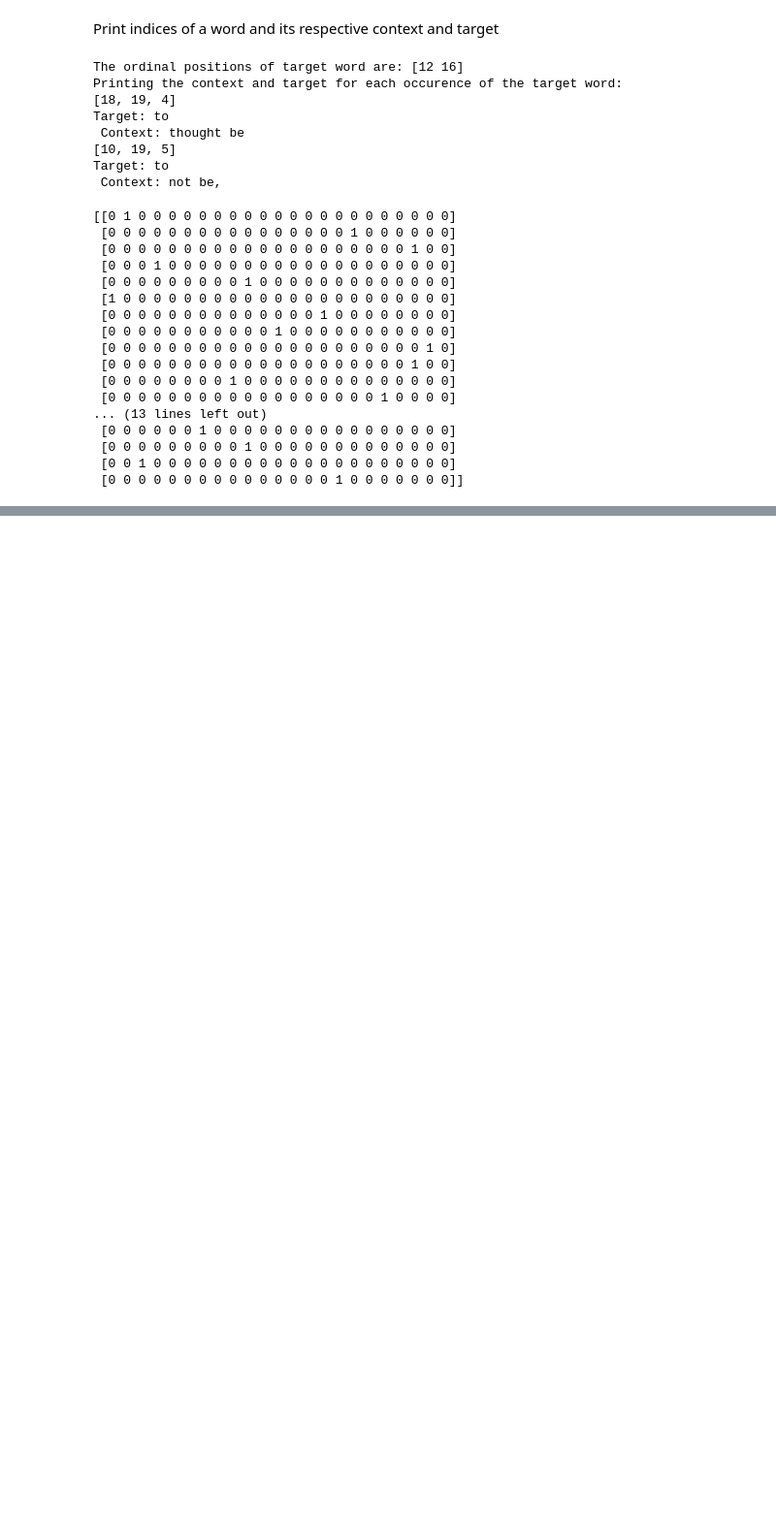
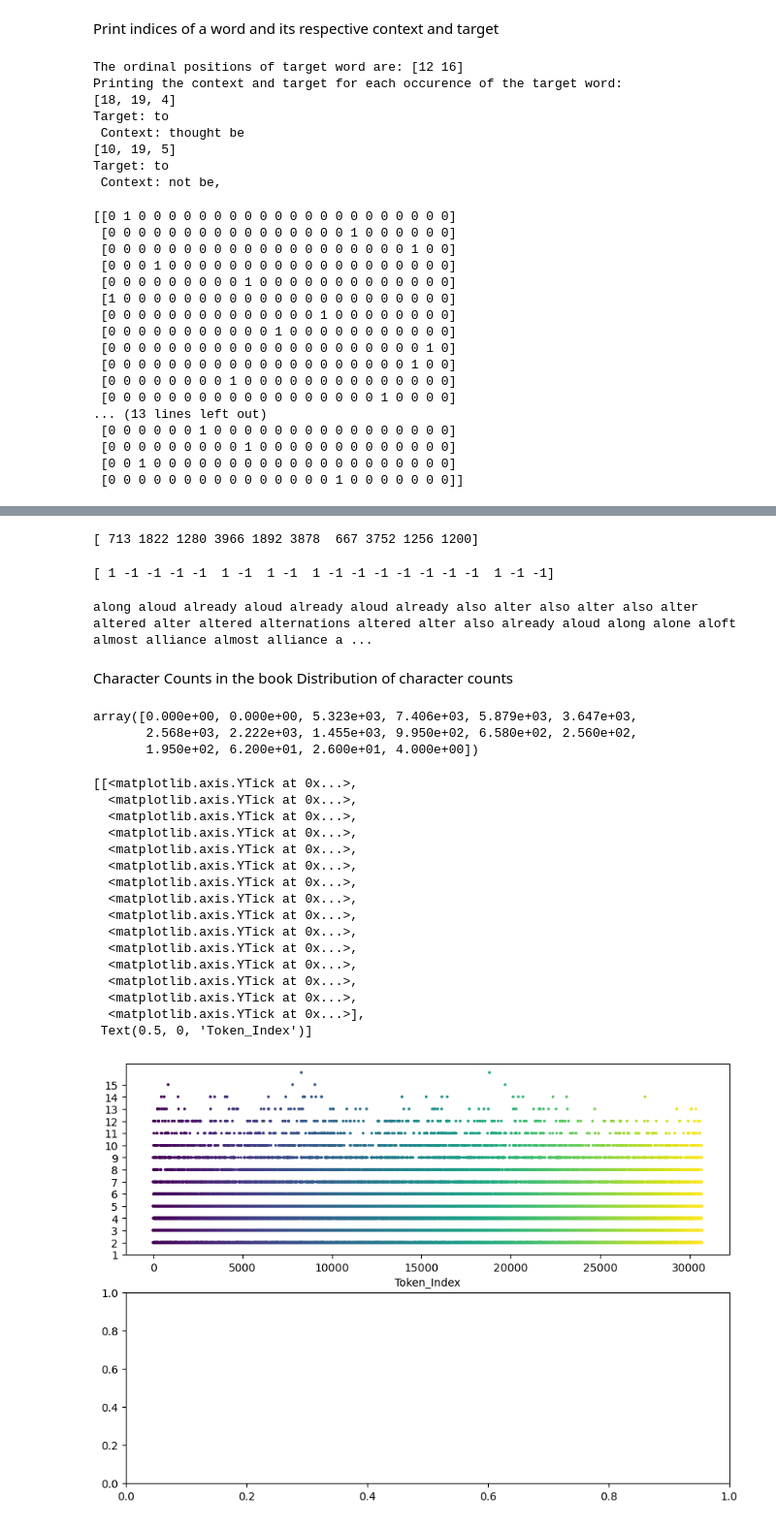
Before and after one commit to abi2503/LLM_Engineering, a Jupyter notebook: LLMs/Tokenisation_1.ipynb, the cells around one changed output, grey strips where cells are left out. Shown at 97% size. Drawn from its saved outputs; the diff is of its cells as text; code cells hidden in the pictures; blank space fills up the shorter version.

```diff
--- a/LLMs/Tokenisation_1.ipynb
+++ b/LLMs/Tokenisation_1.ipynb
@@ -138,0 +233,5 @@ plt.show()
+# %%
+words=re.split(punt4re,text)
+print(len(words))
+words=[item.strip() for item in words if item.strip()]
+print(len(words))
@@ -138,0 +241,3 @@ plt.show()
+# %%
+words=[item for item in words if len(item)>1]
+print(len(words))
@@ -138,0 +286,61 @@ plt.show()
+# %%
+random_tokens=np.random.randint(0,len(vocab),10)
+print(random_tokens)
+# %% [output]
+[ 713 1822 1280 3966 1892 3878  667 3752 1256 1200]
+# %%
+brownian_noise=np.random.choice([-1,1],20)
+# %% [output]
+[ 1 -1 -1 -1 -1  1 -1  1 -1  1 -1 -1 -1 -1 -1 -1 -1  1 -1 -1]
+# %%
+nlex=len(vocab)
+nword=len(words)
+
+brownian_noise=np.cumsum(np.random.choice([-1,1],30))
+Brownian_Random_Tokens=brownian_noise+np.random.choice(nlex,1)
+print(decoder(Brownian_Random_Tokens,idx2word))
+# %% [output]
+along aloud already aloud already aloud already also alter also alter also alter altered alter altered alternations altered alter also already aloud along alone aloft almost alliance almost alliance a ...
+# %% [markdown]
+Character Counts in the book
+Distribution of character counts
+# %%
+len(words)
+len(vocab)
+char_counts=np.zeros(int(nword))
+for i,item in enumerate(words):
+    char_counts[i]=len(item)
+
+char_distribution=np.zeros(int(np.max(char_counts)))
+for i in range(len(char_distribution)):
+    char_distribution[i]=np.sum(char_counts==i)
+
+char_distribution[:100]
+# %% [output]
+array([0.000e+00, 0.000e+00, 5.323e+03, 7.406e+03, 5.879e+03, 3.647e+03,
+       2.568e+03, 2.222e+03, 1.455e+03, 9.950e+02, 6.580e+02, 2.560e+02,
+       1.950e+02, 6.200e+01, 2.600e+01, 4.000e+00])
+# %%
+import matplotlib.pyplot as plt
+
+_,axs=plt.subplots(2,1,figsize=(10,7))
+axs[0].scatter(range(nword),char_counts,marker='.',s=10,c=np.linspace(.1,.9,len(char_counts)))
+axs[0].set(yticks=range(1,int(np.max(char_counts))),xlabel='Token_Index')
+# %% [output]
+[[<matplotlib.axis.YTick at 0x...>,
+  <matplotlib.axis.YTick at 0x...>,
+  <matplotlib.axis.YTick at 0x...>,
+  <matplotlib.axis.YTick at 0x...>,
+  <matplotlib.axis.YTick at 0x...>,
+  <matplotlib.axis.YTick at 0x...>,
+  <matplotlib.axis.YTick at 0x...>,
+  <matplotlib.axis.YTick at 0x...>,
+  <matplotlib.axis.YTick at 0x...>,
+  <matplotlib.axis.YTick at 0x...>,
+  <matplotlib.axis.YTick at 0x...>,
+  <matplotlib.axis.YTick at 0x...>,
+  <matplotlib.axis.YTick at 0x...>,
+  <matplotlib.axis.YTick at 0x...>,
+  <matplotlib.axis.YTick at 0x...>],
+ Text(0.5, 0, 'Token_Index')]
+[figure, added]
```
Also changed, not shown: parts of 26 cells of this notebook, 24 other files.
